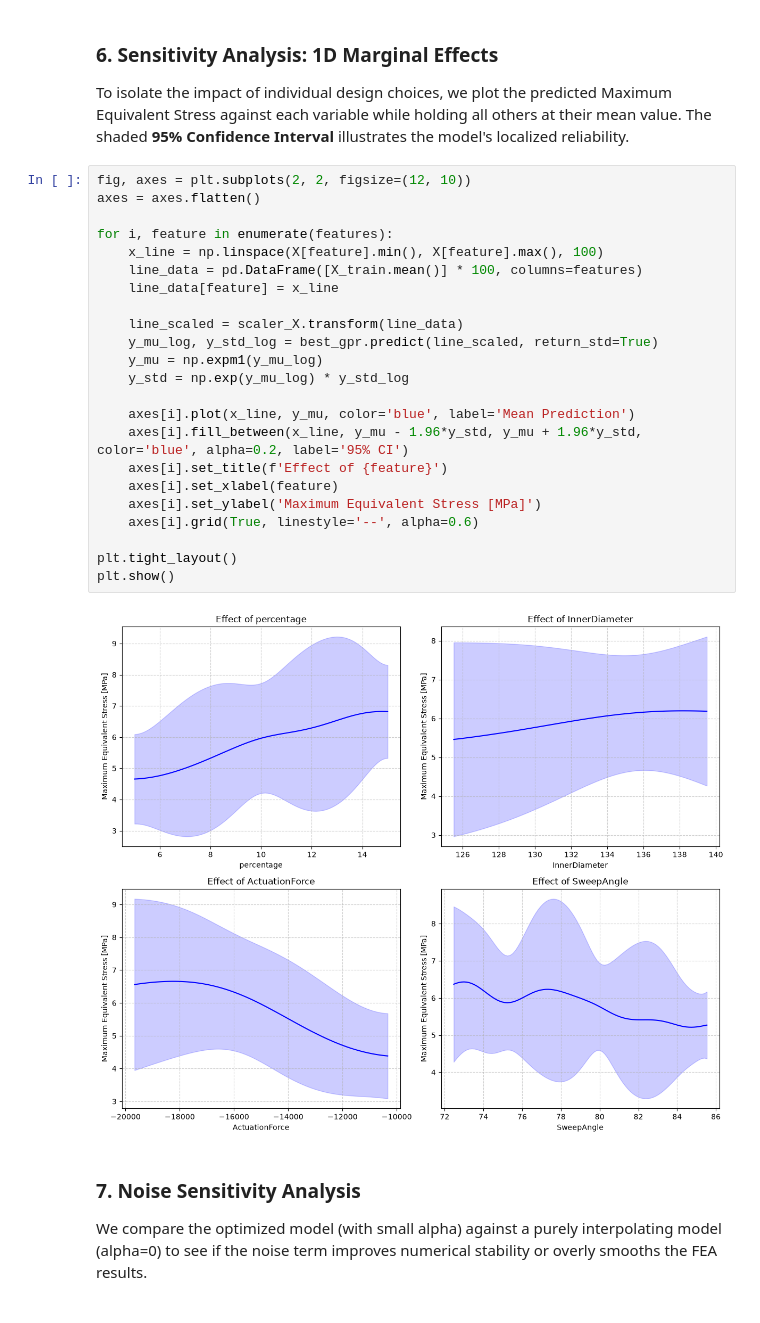
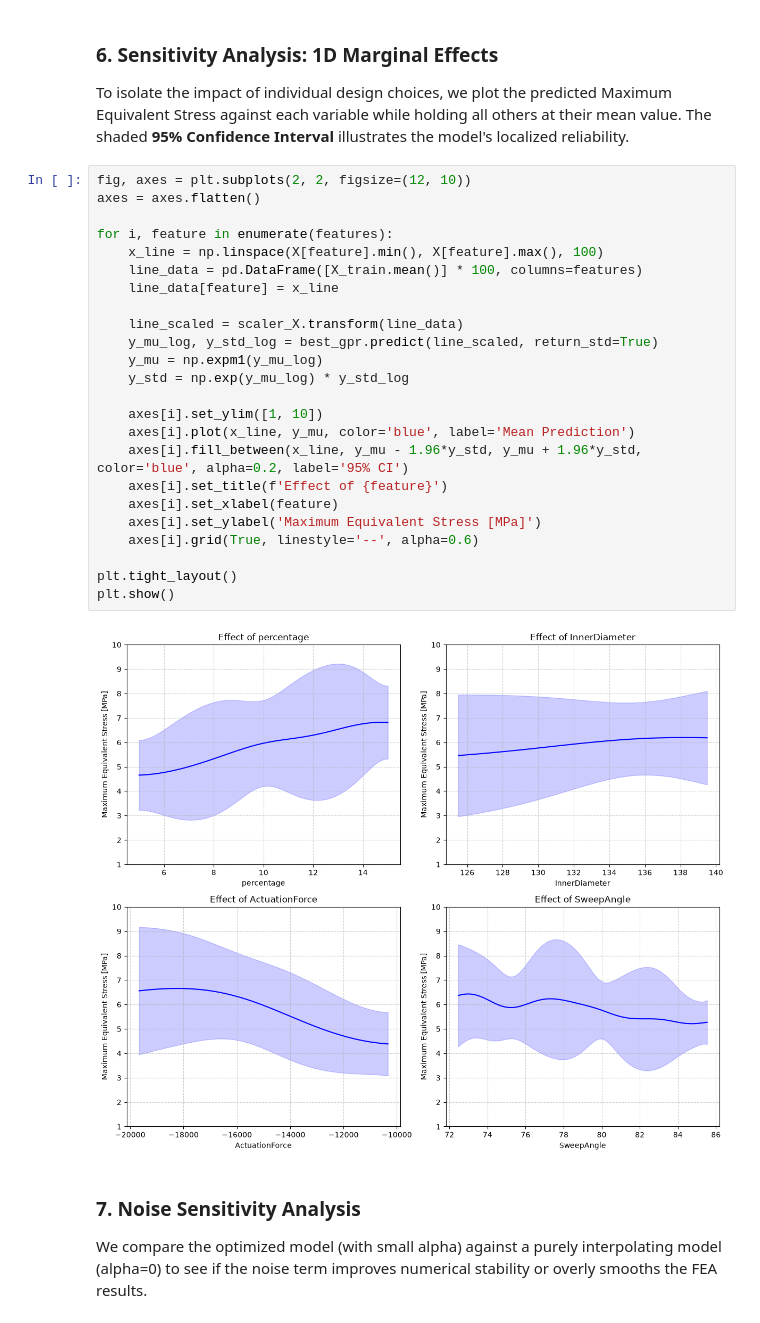
Before and after one commit to RezkiMeidiono/Brake-Pad-Optimization, a Jupyter notebook: BrakePadOptm2.ipynb, the cells around one changed output. Cells and saved outputs as stored; diff of their text form.

```diff
--- a/BrakePadOptm2.ipynb
+++ b/BrakePadOptm2.ipynb
@@ -334,28 +334,29 @@ To isolate the impact of individual design choices, we plot the predicted Maximu
 # %%
 fig, axes = plt.subplots(2, 2, figsize=(12, 10))
 axes = axes.flatten()
 
 for i, feature in enumerate(features):
     x_line = np.linspace(X[feature].min(), X[feature].max(), 100)
     line_data = pd.DataFrame([X_train.mean()] * 100, columns=features)
     line_data[feature] = x_line
 
     line_scaled = scaler_X.transform(line_data)
     y_mu_log, y_std_log = best_gpr.predict(line_scaled, return_std=True)
     y_mu = np.expm1(y_mu_log)
     y_std = np.exp(y_mu_log) * y_std_log
 
+    axes[i].set_ylim([1, 10])
     axes[i].plot(x_line, y_mu, color='blue', label='Mean Prediction')
     axes[i].fill_between(x_line, y_mu - 1.96*y_std, y_mu + 1.96*y_std, color='blue', alpha=0.2, label='95% CI')
     axes[i].set_title(f'Effect of {feature}')
     axes[i].set_xlabel(feature)
     axes[i].set_ylabel('Maximum Equivalent Stress [MPa]')
     axes[i].grid(True, linestyle='--', alpha=0.6)
 
 plt.tight_layout()
 plt.show()
 # %% [output]
-[figure, old version]
+[figure, new version]
 # %% [markdown]
 ### 7. Noise Sensitivity Analysis
 We compare the optimized model (with small alpha) against a purely interpolating model (alpha=0) to see if the noise term improves numerical stability or overly smooths the FEA results.
```
